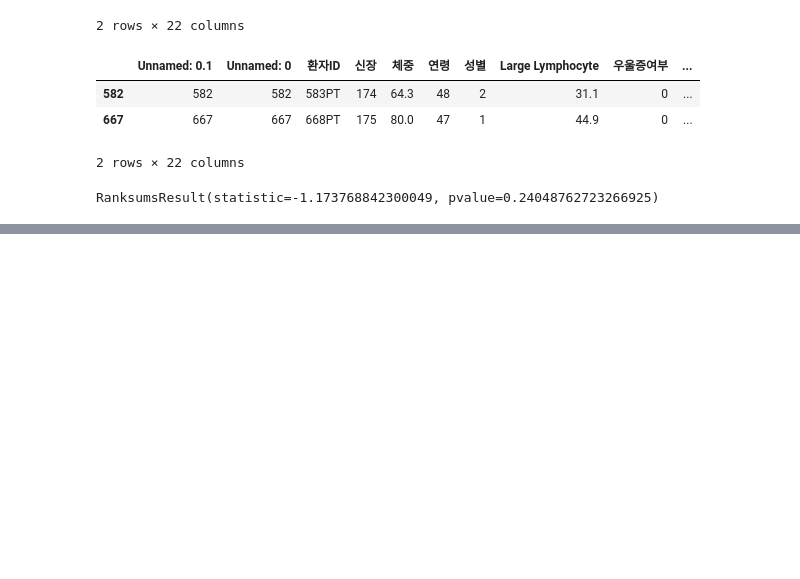
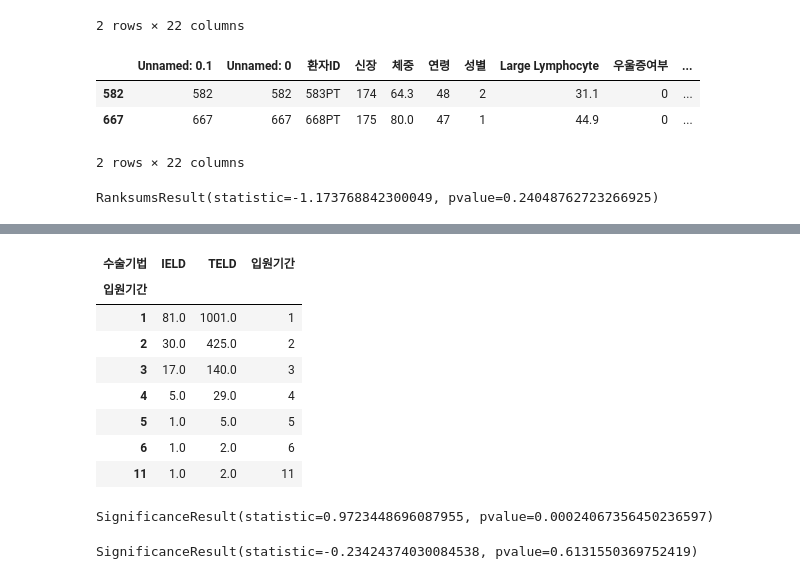
Before and after one commit to KKKKKIKKKK/toy_data_analysiss, a Jupyter notebook: codes/CDA/RecurrenceOfSurgery_CDA_SA.ipynb, the cells around one changed output, grey strips where cells are left out. Drawn from its saved outputs; the diff is of its cells as text; code cells hidden in the pictures; blank space fills up the shorter version.

```diff
--- a/codes/CDA/RecurrenceOfSurgery_CDA_SA.ipynb
+++ b/codes/CDA/RecurrenceOfSurgery_CDA_SA.ipynb
@@ -310,0 +586,16 @@ RanksumsResult(statistic=-1.173768842300049, pvalue=0.24048762723266925)
+# %%
+df_ROSF_pivot_drop
+# %% [output]
+| 수술기법 | IELD | TELD | 입원기간 |
+| 입원기간 |  |  |  |
+| 1 | 81.0 | 1001.0 | 1 |
+| 2 | 30.0 | 425.0 | 2 |
+| 3 | 17.0 | 140.0 | 3 |
+| 4 | 5.0 | 29.0 | 4 |
+| 5 | 1.0 | 5.0 | 5 |
+| 6 | 1.0 | 2.0 | 6 |
+| 11 | 1.0 | 2.0 | 11 |
+# %%
+stats.spearmanr(df_ROSF_pivot_drop['IELD'], df_ROSF_pivot_drop['TELD'])
+# %% [output]
+SignificanceResult(statistic=0.9723448696087955, pvalue=0.00024067356450236597)
@@ -310,0 +606,4 @@ RanksumsResult(statistic=-1.173768842300049, pvalue=0.24048762723266925)
+# %%
+stats.spearmanr(df_ROSF_pivot_mean_d['IELD'], df_ROSF_pivot_mean_d['TELD'])
+# %% [output]
+SignificanceResult(statistic=-0.23424374030084538, pvalue=0.6131550369752419)
```
Also changed, not shown: parts of 40 cells of this notebook, 1 other file.
